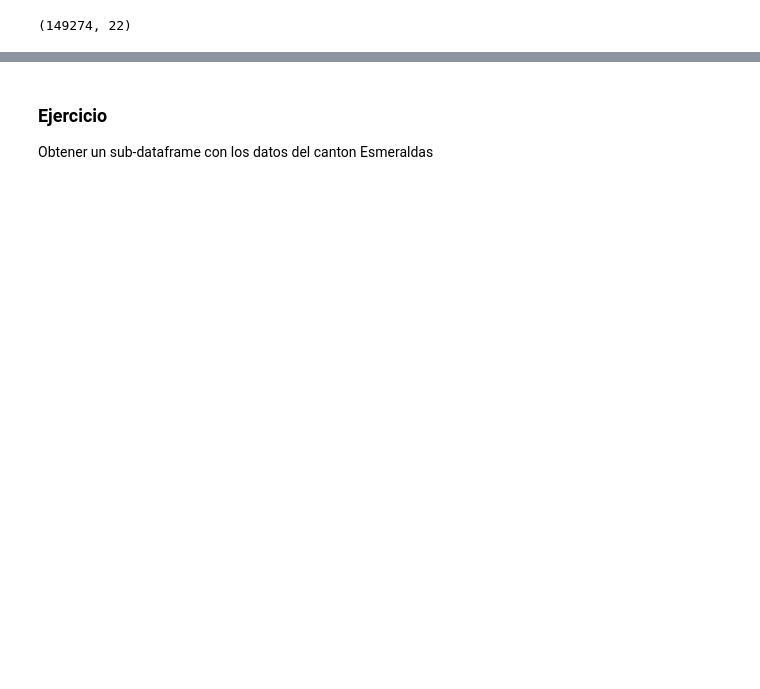
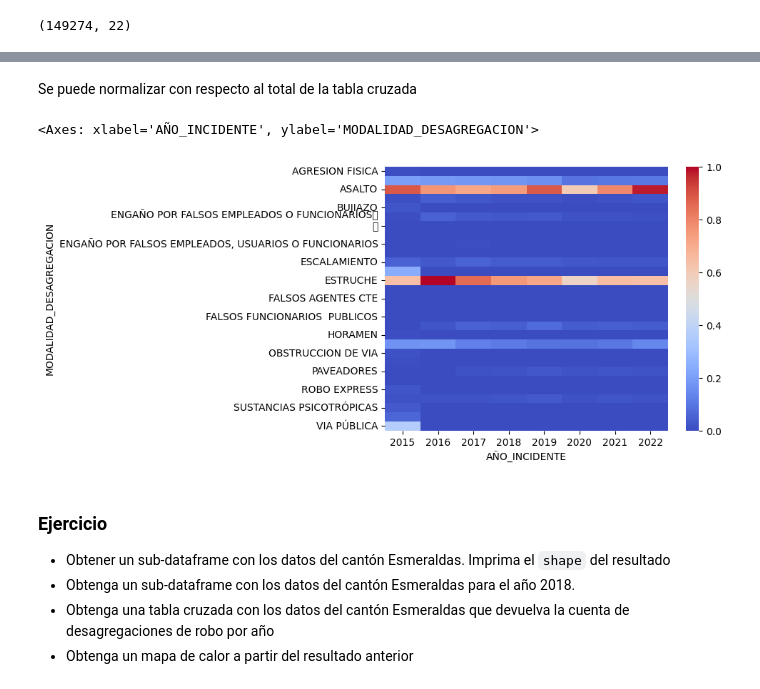
Before and after one commit to LeninGF/EPN-Lectures, a Jupyter notebook: iccd332ArqComp-2024-B/Tutoriales/IntroPandasNumpy.ipynb, the cells around one changed output, grey strips where cells are left out. Saved outputs shown, nothing was run; the diff lists cells and outputs as text; code cells hidden in the pictures; blank space fills up the shorter version.

```diff
--- a/iccd332ArqComp-2024-B/Tutoriales/IntroPandasNumpy.ipynb
+++ b/iccd332ArqComp-2024-B/Tutoriales/IntroPandasNumpy.ipynb
@@ -307,3 +593,14 @@ pd.crosstab(df_quito.MODALIDAD_DESAGREGACION, df_quito.AÑO_INCIDENTE, margins=T
+# %% [markdown]
+Se puede normalizar con respecto al total de la tabla cruzada
+# %%
+tabla_norm = (tabla - tabla.min().min()) / (tabla.max().max() - tabla.min().min())
+sns.heatmap(tabla_norm, cmap="coolwarm")
+# %% [output]
+<Axes: xlabel='AÑO_INCIDENTE', ylabel='MODALIDAD_DESAGREGACION'>
+[figure, added]
 # %% [markdown]
 ### Ejercicio
-Obtener un sub-dataframe con los datos del canton Esmeraldas
+- Obtener un sub-dataframe con los datos del cantón Esmeraldas. Imprima el `shape` del resultado
+- Obtenga un sub-dataframe con los datos del cantón Esmeraldas para el año 2018.
+- Obtenga una tabla cruzada con los datos del cantón Esmeraldas que devuelva la cuenta de desagregaciones de robo por año
+- Obtenga un mapa de calor a partir del resultado anterior
```
Also changed, not shown: parts of 61 cells of this notebook.
